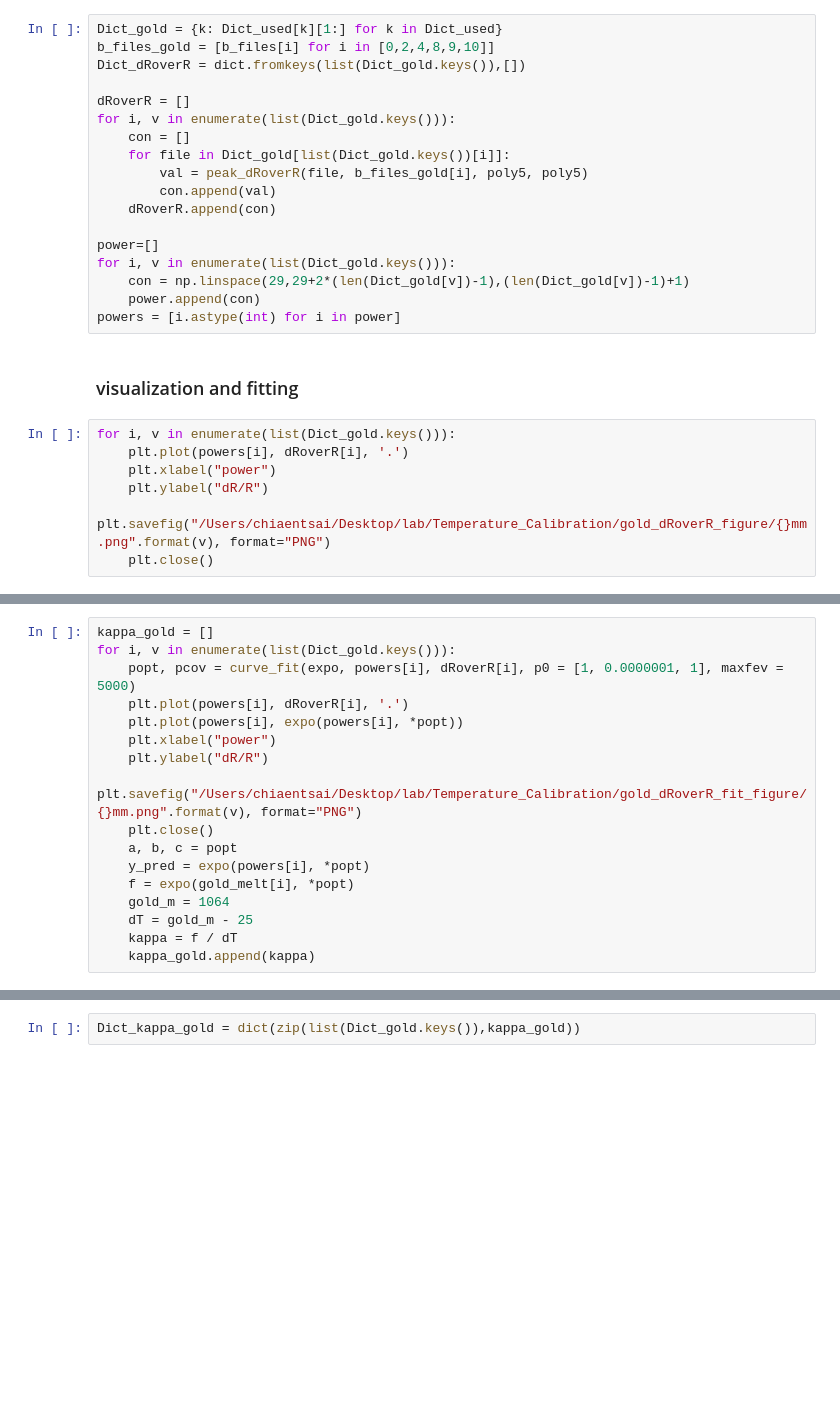
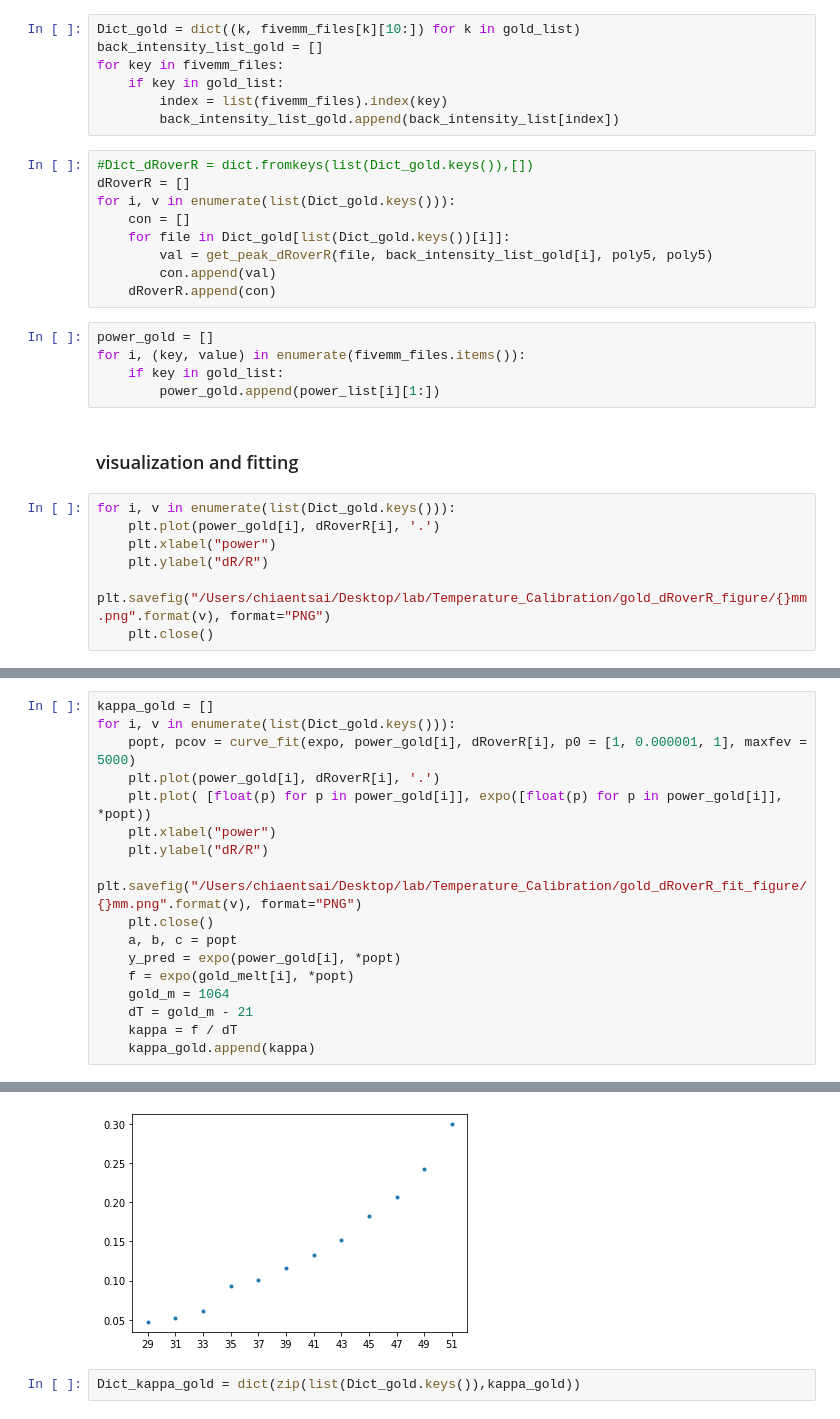
Before and after one commit to JoanneCETsai/Temperature_Calibration, a Jupyter notebook: main.ipynb, the cells around one changed output, grey strips where cells are left out. Cells and saved outputs as stored; diff of their text form; blank space fills up the shorter version.

```diff
--- a/main.ipynb
+++ b/main.ipynb
@@ -88,26 +147,29 @@ Dict_gold = dict((k, fivemm_files[k]) for k in ('103', '155', '20', '45', '68',
+# %%
+Dict_gold = dict((k, fivemm_files[k][10:]) for k in gold_list)
+back_intensity_list_gold = []
+for key in fivemm_files:
+    if key in gold_list:
+        index = list(fivemm_files).index(key)
+        back_intensity_list_gold.append(back_intensity_list[index])
 # %%
-Dict_gold = {k: Dict_used[k][1:] for k in Dict_used}
-b_files_gold = [b_files[i] for i in [0,2,4,8,9,10]]
-Dict_dRoverR = dict.fromkeys(list(Dict_gold.keys()),[])
-
+#Dict_dRoverR = dict.fromkeys(list(Dict_gold.keys()),[])
 dRoverR = []
 for i, v in enumerate(list(Dict_gold.keys())):
     con = []
     for file in Dict_gold[list(Dict_gold.keys())[i]]:
-        val = peak_dRoverR(file, b_files_gold[i], poly5, poly5)
+        val = get_peak_dRoverR(file, back_intensity_list_gold[i], poly5, poly5)
         con.append(val)
     dRoverR.append(con)
-
-power=[]
-for i, v in enumerate(list(Dict_gold.keys())):
-    con = np.linspace(29,29+2*(len(Dict_gold[v])-1),(len(Dict_gold[v])-1)+1)
-    power.append(con)
-powers = [i.astype(int) for i in power]
+# %%
+power_gold = []
+for i, (key, value) in enumerate(fivemm_files.items()):
+    if key in gold_list:
+        power_gold.append(power_list[i][1:])
 # %% [markdown]
 ### visualization and fitting
 # %%
 for i, v in enumerate(list(Dict_gold.keys())):
-    plt.plot(powers[i], dRoverR[i], '.')
+    plt.plot(power_gold[i], dRoverR[i], '.')
     plt.xlabel("power")
     plt.ylabel("dR/R")
     plt.savefig("/Users/chiaentsai/Desktop/lab/Temperature_Calibration/gold_dRoverR_figure/{}mm.png".format(v), format="PNG")
@@ -115,17 +181,18 @@ for i, v in enumerate(list(Dict_gold.keys())):
 # %%
 kappa_gold = []
 for i, v in enumerate(list(Dict_gold.keys())):
-    popt, pcov = curve_fit(expo, powers[i], dRoverR[i], p0 = [1, 0.0000001, 1], maxfev = 5000)
-    plt.plot(powers[i], dRoverR[i], '.')
-    plt.plot(powers[i], expo(powers[i], *popt))
+    popt, pcov = curve_fit(expo, power_gold[i], dRoverR[i], p0 = [1, 0.000001, 1], maxfev = 5000)
+    plt.plot(power_gold[i], dRoverR[i], '.')
+    plt.plot( [float(p) for p in power_gold[i]], expo([float(p) for p in power_gold[i]], *popt))
     plt.xlabel("power")
     plt.ylabel("dR/R")
     plt.savefig("/Users/chiaentsai/Desktop/lab/Temperature_Calibration/gold_dRoverR_fit_figure/{}mm.png".format(v), format="PNG")
     plt.close()
     a, b, c = popt
-    y_pred = expo(powers[i], *popt)
+    y_pred = expo(power_gold[i], *popt)
     f = expo(gold_melt[i], *popt)
     gold_m = 1064
-    dT = gold_m - 25
+    dT = gold_m - 21
     kappa = f / dT
     kappa_gold.append(kappa)
+# %% [output]
@@ -132,3 +200,4 @@ for i, v in enumerate(list(Dict_gold.keys())):
+[figure, added]
 # %%
 Dict_kappa_gold = dict(zip(list(Dict_gold.keys()),kappa_gold))
 # %%
```
Also changed, not shown: parts of 14 cells of this notebook, 46 other files.
